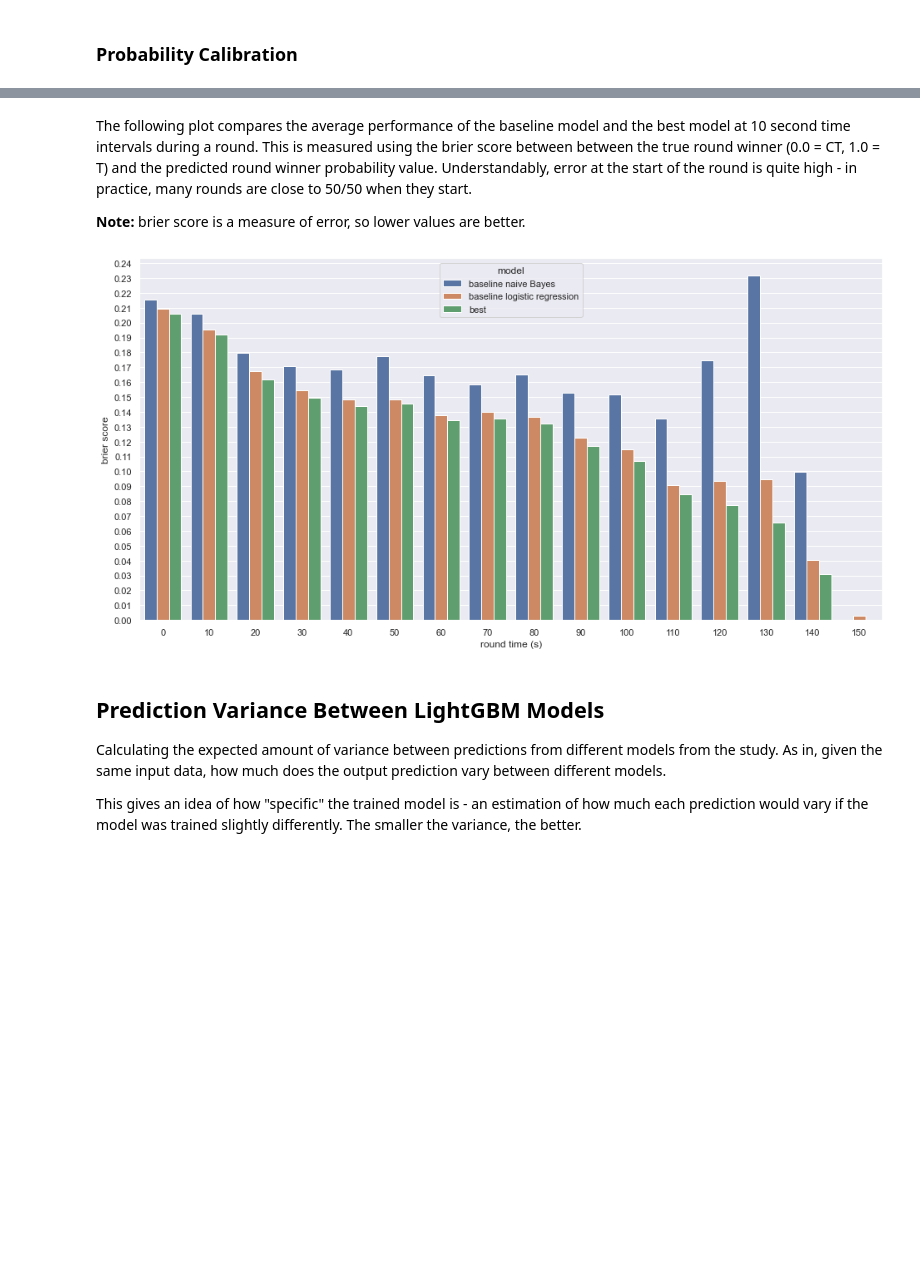
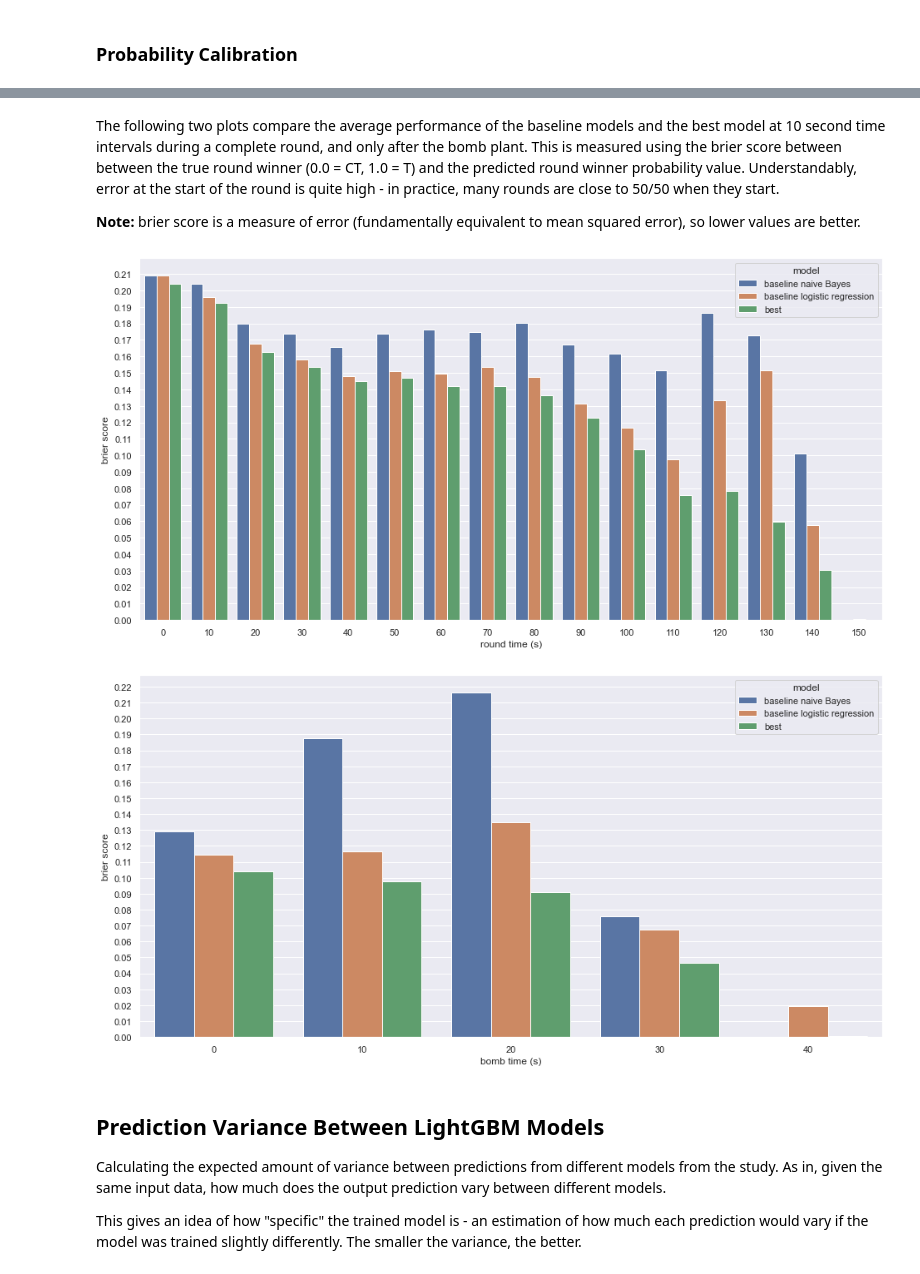
Before and after one commit to phil-holland/csgo-impact-rating, a Jupyter notebook: model/01-model_analysis.ipynb, the cells around one changed output, grey strips where cells are left out. Saved outputs shown, nothing was run; the diff lists cells and outputs as text; code cells hidden in the pictures; blank space fills up the shorter version.

```diff
--- a/model/01-model_analysis.ipynb
+++ b/model/01-model_analysis.ipynb
@@ -308,48 +310,72 @@ Brier score (best model): 0.15362812067940912
 # %% [markdown]
-The following plot compares the average performance of the baseline model and the best model at 10 second time intervals during a round. This is measured using the brier score between between the true round winner (0.0 = CT, 1.0 = T) and the predicted round winner probability value. Understandably, error at the start of the round is quite high - in practice, many rounds are close to 50/50 when they start.
+The following two plots compare the average performance of the baseline models and the best model at 10 second time intervals during a complete round, and only after the bomb plant. This is measured using the brier score between between the true round winner (0.0 = CT, 1.0 = T) and the predicted round winner probability value. Understandably, error at the start of the round is quite high - in practice, many rounds are close to 50/50 when they start.
 
-**Note:** brier score is a measure of error, so lower values are better.
+**Note:** brier score is a measure of error (fundamentally equivalent to mean squared error), so lower values are better.
 # %%
 BIN_SIZE=10
 roundtime_performance_baseline_gnb_df = pd.DataFrame({
     'model': 'baseline naive Bayes',
     'bin': (np.floor(val_data[:,7]/BIN_SIZE) * BIN_SIZE).astype(int),
+    'bomb_bin': (np.floor(val_data[:,8]/BIN_SIZE) * BIN_SIZE).astype(int),
     'round_time': val_data[:,7],
+    'bomb_time': val_data[:,8],
     'squared_error': np.square(gnb_y_pred-y_true)
 })
 
 roundtime_performance_baseline_lr_df = pd.DataFrame({
     'model': 'baseline logistic regression',
     'bin': (np.floor(val_data[:,7]/BIN_SIZE) * BIN_SIZE).astype(int),
+    'bomb_bin': (np.floor(val_data[:,8]/BIN_SIZE) * BIN_SIZE).astype(int),
     'round_time': val_data[:,7],
+    'bomb_time': val_data[:,8],
     'squared_error': np.square(lr_y_pred-y_true)
 })
 
 roundtime_performance_best_df = pd.DataFrame({
     'model': 'best',
     'bin': (np.floor(val_data[:,7]/BIN_SIZE) * BIN_SIZE).astype(int),
+    'bomb_bin': (np.floor(val_data[:,8]/BIN_SIZE) * BIN_SIZE).astype(int),
     'round_time': val_data[:,7],
+    'bomb_time': val_data[:,8],
     'squared_error': np.square(best_model_y_pred-y_true)
 })
 
+roundtime_performance_combined_df = pd.concat([
+    roundtime_performance_baseline_gnb_df,
+    roundtime_performance_baseline_lr_df,
+    roundtime_performance_best_df
+])
+
 plt.figure(figsize=(16, 8))
 sns.barplot(
-    data=pd.concat([
-        roundtime_performance_baseline_gnb_df,
-        roundtime_performance_baseline_lr_df,
-        roundtime_performance_best_df
-    ]).groupby(['model','bin']).mean().reset_index(),
+    data=roundtime_performance_combined_df.groupby(['model','bin']).mean().reset_index(),
     x='bin',
     y='squared_error',
     hue='model',
     hue_order=['baseline naive Bayes', 'baseline logistic regression', 'best']
 )
 plt.ylabel('brier score')
 plt.xlabel('round time (s)')
 plt.gca().yaxis.set_major_locator(ticker.MultipleLocator(0.01))
 plt.show()
+
+plt.figure(figsize=(16, 8))
+sns.barplot(
+    data=roundtime_performance_combined_df[
+        roundtime_performance_combined_df['bomb_time'] > 0
+    ].groupby(['model','bomb_bin']).mean().reset_index(),
+    x='bomb_bin',
+    y='squared_error',
+    hue='model',
+    hue_order=['baseline naive Bayes', 'baseline logistic regression', 'best']
+)
+plt.ylabel('brier score')
+plt.xlabel('bomb time (s)')
+plt.gca().yaxis.set_major_locator(ticker.MultipleLocator(0.01))
+plt.show()
 # %% [output]
-[figure, old version]
+[figure, new version]
+[figure, added]
 # %% [markdown]
 ## Prediction Variance Between LightGBM Models
 
```
Also changed, not shown: parts of 11 cells of this notebook, 8 other files.
